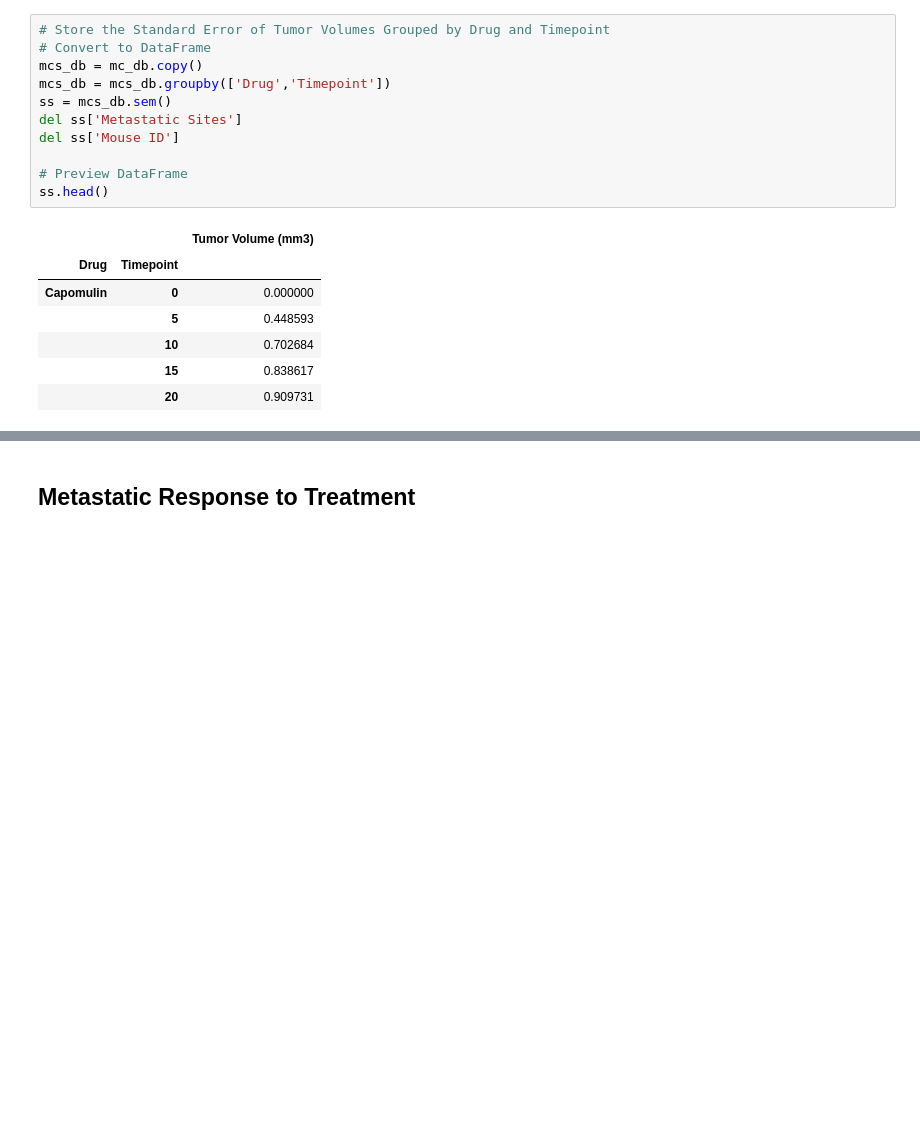
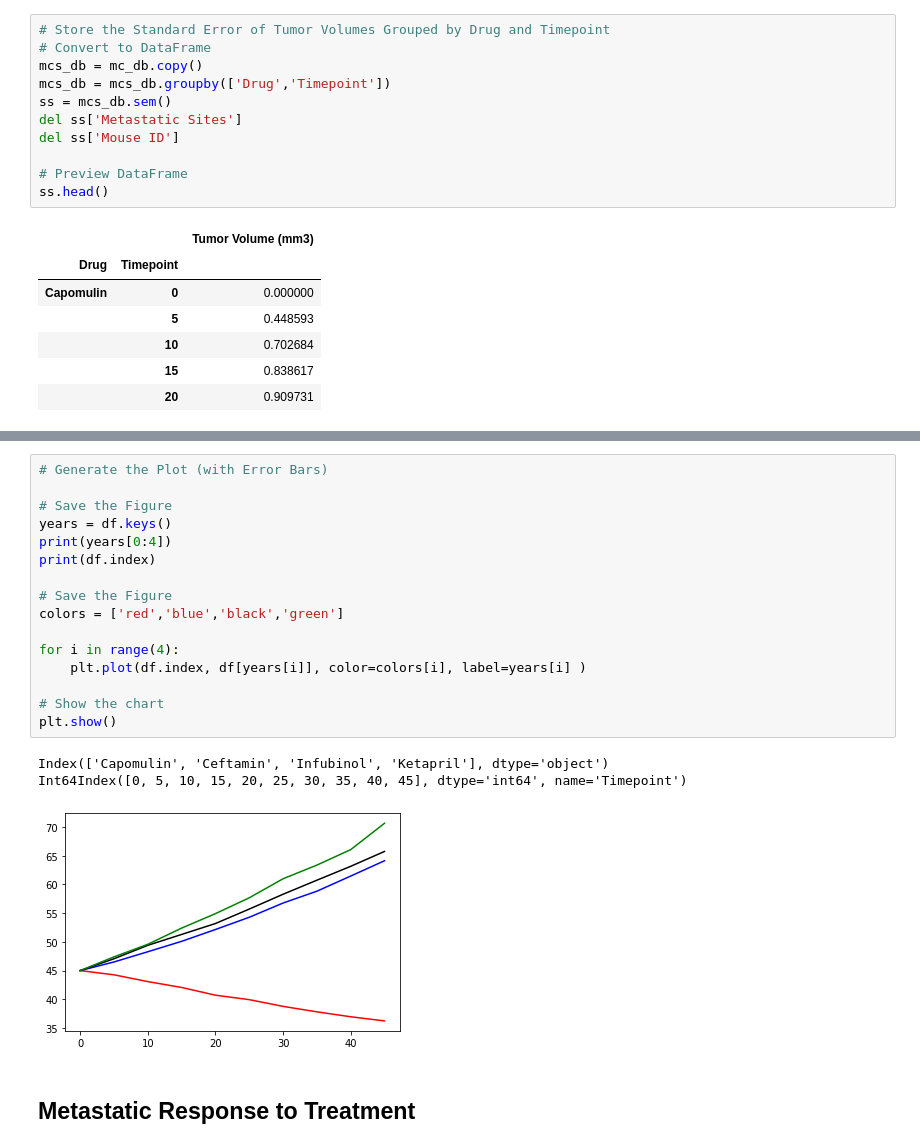
Before and after one commit to projekt888/Georgia-Tech-Analytics, a Jupyter notebook: HW5/Pymaceuticals/pymaceuticals_starter.ipynb, the cells around one changed output, grey strips where cells are left out. Saved outputs shown, nothing was run; the diff lists cells and outputs as text; blank space fills up the shorter version.

```diff
--- a/HW5/Pymaceuticals/pymaceuticals_starter.ipynb
+++ b/HW5/Pymaceuticals/pymaceuticals_starter.ipynb
@@ -116,3 +111,23 @@ plt.show()
+# %%
+# Generate the Plot (with Error Bars)
+
+# Save the Figure
+years = df.keys()
+print(years[0:4])
+print(df.index)
+
+# Save the Figure
+colors = ['red','blue','black','green']
+
+for i in range(4):
+    plt.plot(df.index, df[years[i]], color=colors[i], label=years[i] )
+
+# Show the chart
+plt.show()
+# %% [output]
+Index(['Capomulin', 'Ceftamin', 'Infubinol', 'Ketapril'], dtype='object')
+Int64Index([0, 5, 10, 15, 20, 25, 30, 35, 40, 45], dtype='int64', name='Timepoint')
+[figure, added]
 # %% [markdown]
 ## Metastatic Response to Treatment
 # %%
```
Also changed, not shown: parts of 3 cells of this notebook.
